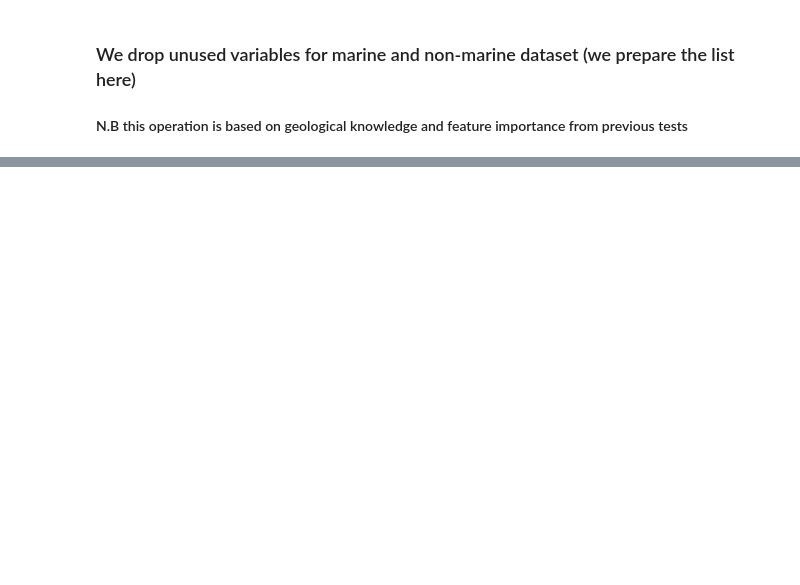
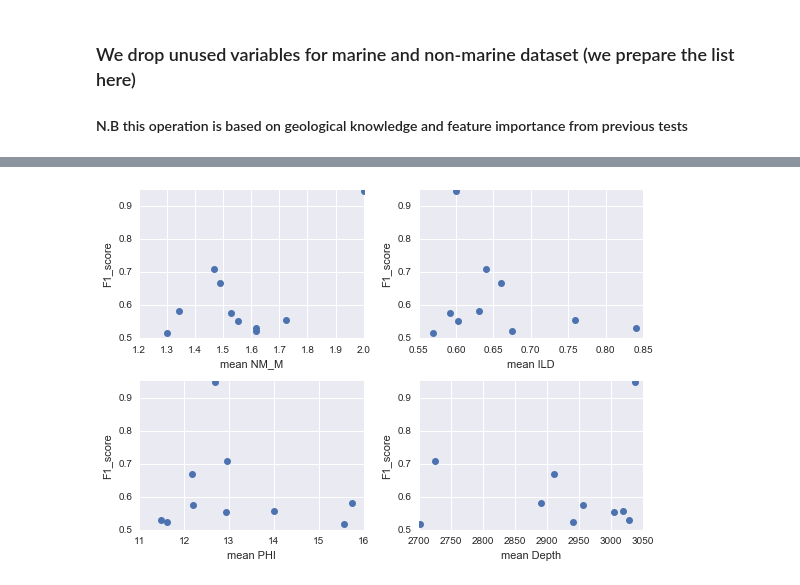
Before and after one commit to lperozzi/2016-ml-contest_liamlearn, a Jupyter notebook: Preparing_submission_v1.ipynb, the cells around one changed output, grey strips where cells are left out. Saved outputs shown, nothing was run; the diff lists cells and outputs as text; code cells hidden in the pictures; blank space fills up the shorter version.

```diff
--- a/Preparing_submission_v1.ipynb
+++ b/Preparing_submission_v1.ipynb
@@ -445,7 +445,0 @@ new_df.to_pickle('Facies_prediction_ml_contest.pkl')
-# %%
-gs = gridspec.GridSpec(2, 2)
-
-ax1 = plt.subplot(gs[0])
-ax2 = plt.subplot(gs[1])
-ax3 = plt.subplot(gs[2])
-ax4 = plt.subplot(gs[3])
@@ -453,0 +448,6 @@ ax4 = plt.subplot(gs[3])
+# %%
+cm = sns.diverging_palette(220, 20, n=7,as_cmap=True)
+
+grouped = training_data.groupby('Well Name').mean()
+grouped['F1_score'] = scores
+grouped.style.background_gradient(cmap=cm)
@@ -453,0 +467,22 @@ ax4 = plt.subplot(gs[3])
+# %%
+fig, ((ax1,ax2),(ax3,ax4)) = plt.subplots(nrows=2,ncols=2)
+
+ax1.plot(grouped.NM_M,grouped.F1_score,'o')
+ax1.set_xlabel('mean NM_M')
+ax1.set_ylabel('F1_score')
+
+ax2.plot(grouped.ILD_log10,grouped.F1_score,'o')
+ax2.set_xlabel('mean ILD')
+ax2.set_ylabel('F1_score')
+
+ax3.plot(grouped.PHIND,grouped.F1_score,'o')
+ax3.set_xlabel('mean PHI')
+ax3.set_ylabel('F1_score')
+
+ax4.plot(grouped.Depth,grouped.F1_score,'o')
+ax4.set_xlabel('mean Depth')
+ax4.set_ylabel('F1_score')
+
+fig.tight_layout()
+# %% [output]
+[figure, added]
```
Also changed, not shown: parts of 17 cells of this notebook, 1 other file.
